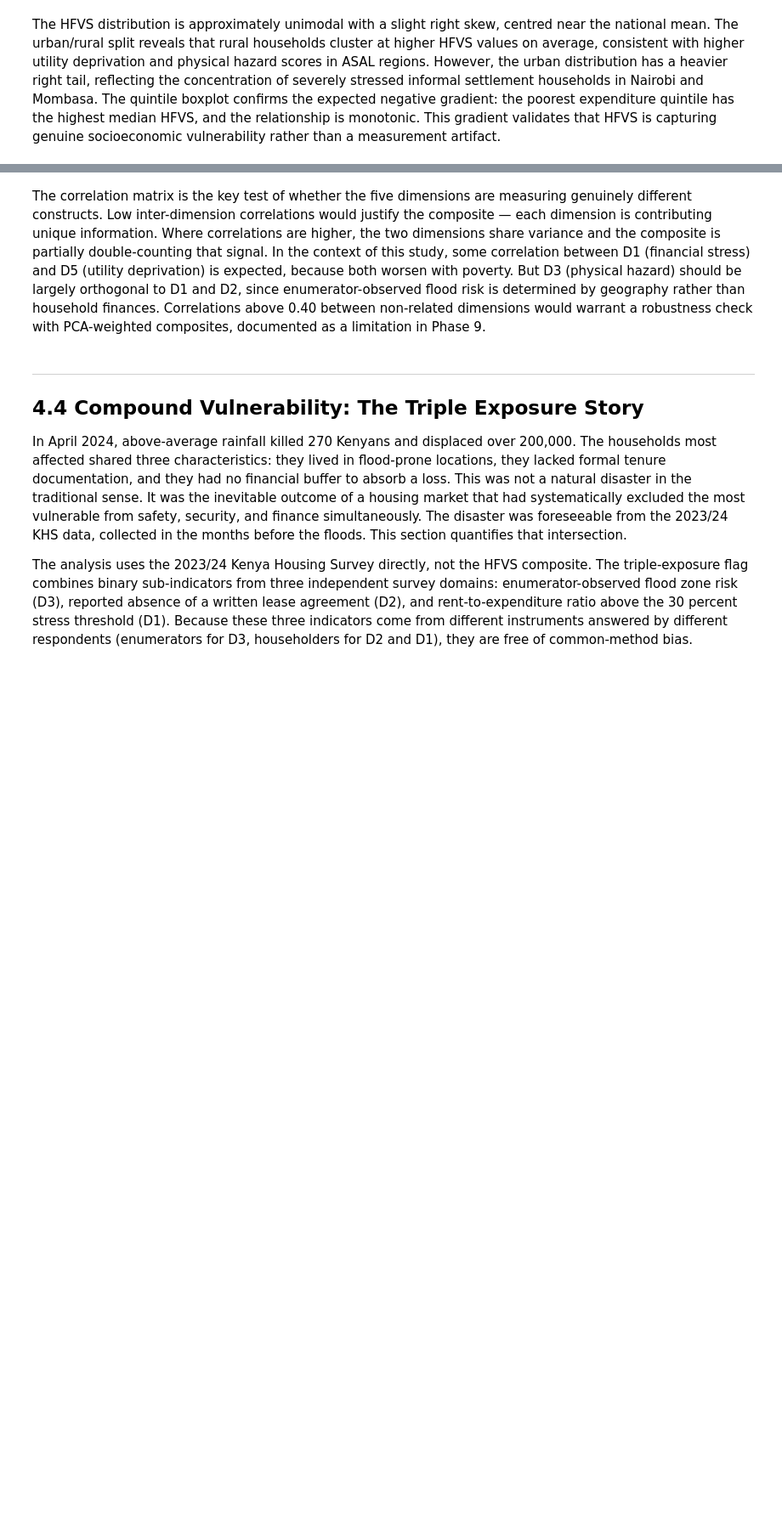
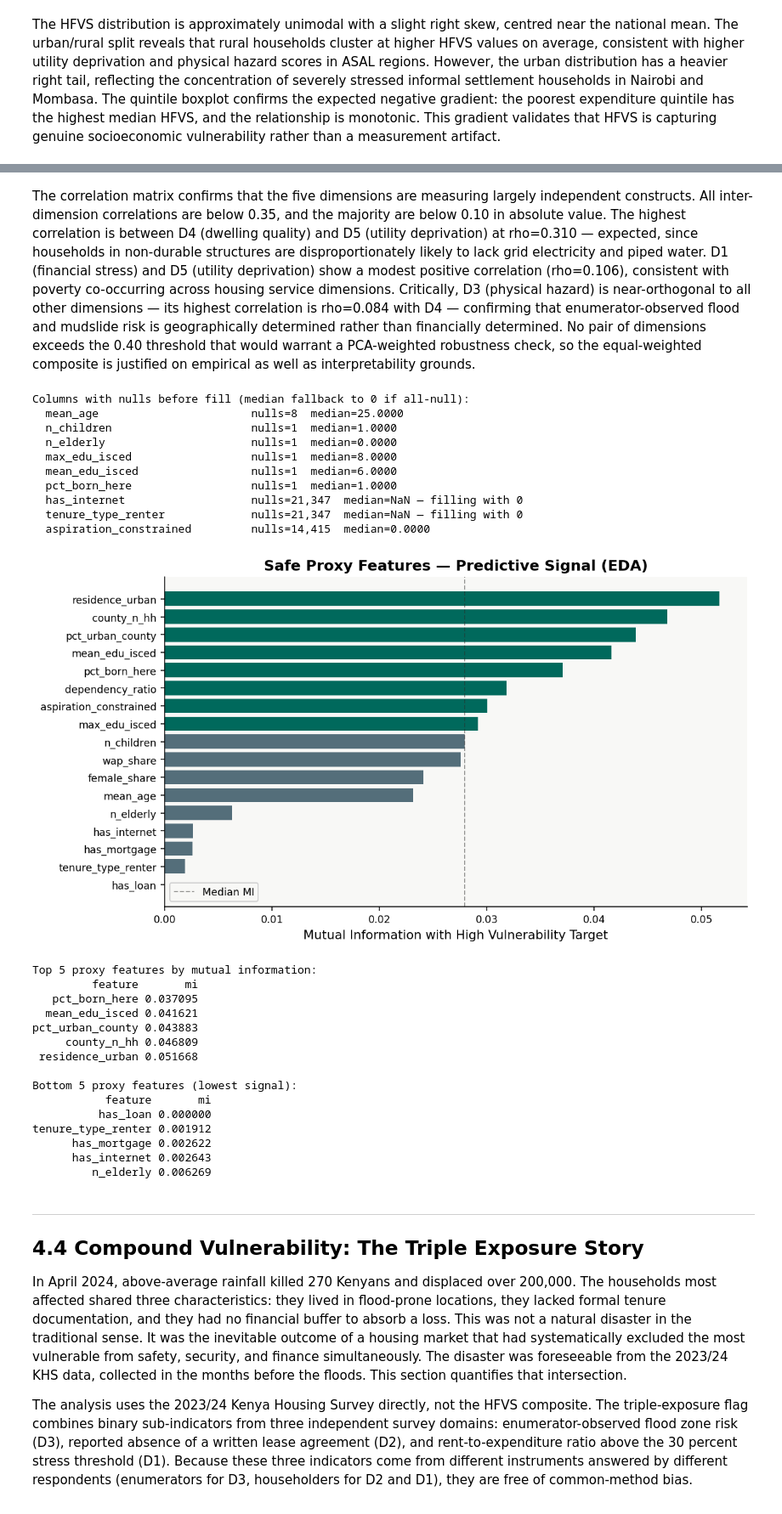
Before and after one commit to VAL-Jerono/KHS_housing_dissertation, a Jupyter notebook: KHS_Dissertation_REVISED.ipynb, the cells around one changed output, grey strips where cells are left out. Shown at 85% size. Saved outputs shown, nothing was run; the diff lists cells and outputs as text; code cells hidden in the pictures; blank space fills up the shorter version.

```diff
--- a/KHS_Dissertation_REVISED.ipynb
+++ b/KHS_Dissertation_REVISED.ipynb
@@ -1177,34 +1751,84 @@ for i in range(5):
 # %% [markdown]
-
-The correlation matrix is the key test of whether the five dimensions are measuring genuinely different constructs. Low inter-dimension correlations would justify the composite — each dimension is contributing unique information. Where correlations are higher, the two dimensions share variance and the composite is partially double-counting that signal. In the context of this study, some correlation between D1 (financial stress) and D5 (utility deprivation) is expected, because both worsen with poverty. But D3 (physical hazard) should be largely orthogonal to D1 and D2, since enumerator-observed flood risk is determined by geography rather than household finances. Correlations above 0.40 between non-related dimensions would warrant a robustness check with PCA-weighted composites, documented as a limitation in Phase 9.
+The correlation matrix confirms that the five dimensions are measuring largely independent constructs. All inter-dimension correlations are below 0.35, and the majority are below 0.10 in absolute value. The highest correlation is between D4 (dwelling quality) and D5 (utility deprivation) at rho=0.310 — expected, since households in non-durable structures are disproportionately likely to lack grid electricity and piped water. D1 (financial stress) and D5 (utility deprivation) show a modest positive correlation (rho=0.106), consistent with poverty co-occurring across housing service dimensions. Critically, D3 (physical hazard) is near-orthogonal to all other dimensions — its highest correlation is rho=0.084 with D4 — confirming that enumerator-observed flood and mudslide risk is geographically determined rather than financially determined. No pair of dimensions exceeds the 0.40 threshold that would warrant a PCA-weighted robustness check, so the equal-weighted composite is justified on empirical as well as interpretability grounds.
 # %%
 # ── 4.3  Mutual information — identifying safe proxy features ─────────────────
 # This EDA cell informs Phase 5 feature selection.
 # Only safe proxy features (not formula ancestors) are evaluated here.
 
 PROXY_CANDIDATES = [
     'mean_age', 'n_children', 'n_elderly', 'dependency_ratio',
     'wap_share', 'female_share', 'max_edu_isced', 'mean_edu_isced',
     'pct_born_here', 'residence_urban', 'pct_urban_county', 'county_n_hh',
     'has_internet', 'tenure_type_renter', 'has_mortgage', 'has_loan',
     'aspiration_constrained',
 ]
 proxy_avail = [c for c in PROXY_CANDIDATES if c in master.columns]
 
-X_mi = master[proxy_avail].fillna(master[proxy_avail].median())
-mi   = mutual_info_classif(X_mi, master['target_binary'], random_state=SEED)
+# ── NaN audit before filling ──────────────────────────────────────────────────
+null_counts = master[proxy_avail].isnull().sum()
+problem_cols = null_counts[null_counts > 0]
+if len(problem_cols) > 0:
+    print("Columns with nulls before fill (median fallback to 0 if all-null):")
+    for col, n in problem_cols.items():
+        med = master[col].median()
+        print(f"  {col:<30} nulls={n:,}  median={'NaN — filling with 0' if pd.isna(med) else f'{med:.4f}'}")
+else:
+    print("No nulls found in proxy candidates.")
+
+# ── Safe fill: median per column, 0 if median itself is NaN ──────────────────
+X_mi = master[proxy_avail].copy()
+for col in proxy_avail:
+    med = X_mi[col].median()
+    fill_val = med if pd.notna(med) else 0.0
+    X_mi[col] = X_mi[col].fillna(fill_val)
+
+assert X_mi.isnull().sum().sum() == 0, "NaNs remain after fill — check proxy columns"
+
+mi    = mutual_info_classif(X_mi, master['target_binary'], random_state=SEED)
 mi_df = pd.DataFrame({'feature': proxy_avail, 'mi': mi}).sort_values('mi', ascending=True)
 
 fig, ax = plt.subplots(figsize=(9, 5))
 ax.barh(mi_df['feature'], mi_df['mi'],
         color=[TEAL if v > mi_df['mi'].median() else GRAY for v in mi_df['mi']])
+ax.axvline(mi_df['mi'].median(), color=DARK, lw=1, ls='--', alpha=0.5, label='Median MI')
 ax.set_xlabel('Mutual Information with High Vulnerability Target')
 ax.set_title('Safe Proxy Features — Predictive Signal (EDA)')
+ax.legend(fontsize=9)
 plt.tight_layout()
 plt.savefig(FIGS / 'phase4_mutual_information.png', dpi=150, bbox_inches='tight')
 plt.show()
-print("Top 5 proxy features by mutual information:")
+
+print("\nTop 5 proxy features by mutual information:")
 print(mi_df.tail(5).to_string(index=False))
+print("\nBottom 5 proxy features (lowest signal):")
+print(mi_df.head(5).to_string(index=False))
+# %% [output]
+Columns with nulls before fill (median fallback to 0 if all-null):
+  mean_age                       nulls=8  median=25.0000
+  n_children                     nulls=1  median=1.0000
+  n_elderly                      nulls=1  median=0.0000
+  max_edu_isced                  nulls=1  median=8.0000
+  mean_edu_isced                 nulls=1  median=6.0000
+  pct_born_here                  nulls=1  median=1.0000
+  has_internet                   nulls=21,347  median=NaN — filling with 0
+  tenure_type_renter             nulls=21,347  median=NaN — filling with 0
+  aspiration_constrained         nulls=14,415  median=0.0000
+[figure, added]
+Top 5 proxy features by mutual information:
+         feature       mi
+   pct_born_here 0.037095
+  mean_edu_isced 0.041621
+pct_urban_county 0.043883
+     county_n_hh 0.046809
+ residence_urban 0.051668
+
+Bottom 5 proxy features (lowest signal):
+           feature       mi
+          has_loan 0.000000
+tenure_type_renter 0.001912
+      has_mortgage 0.002622
+      has_internet 0.002643
+         n_elderly 0.006269
 # %% [markdown]
 
 ---
```
Also changed, not shown: parts of 46 cells of this notebook.
